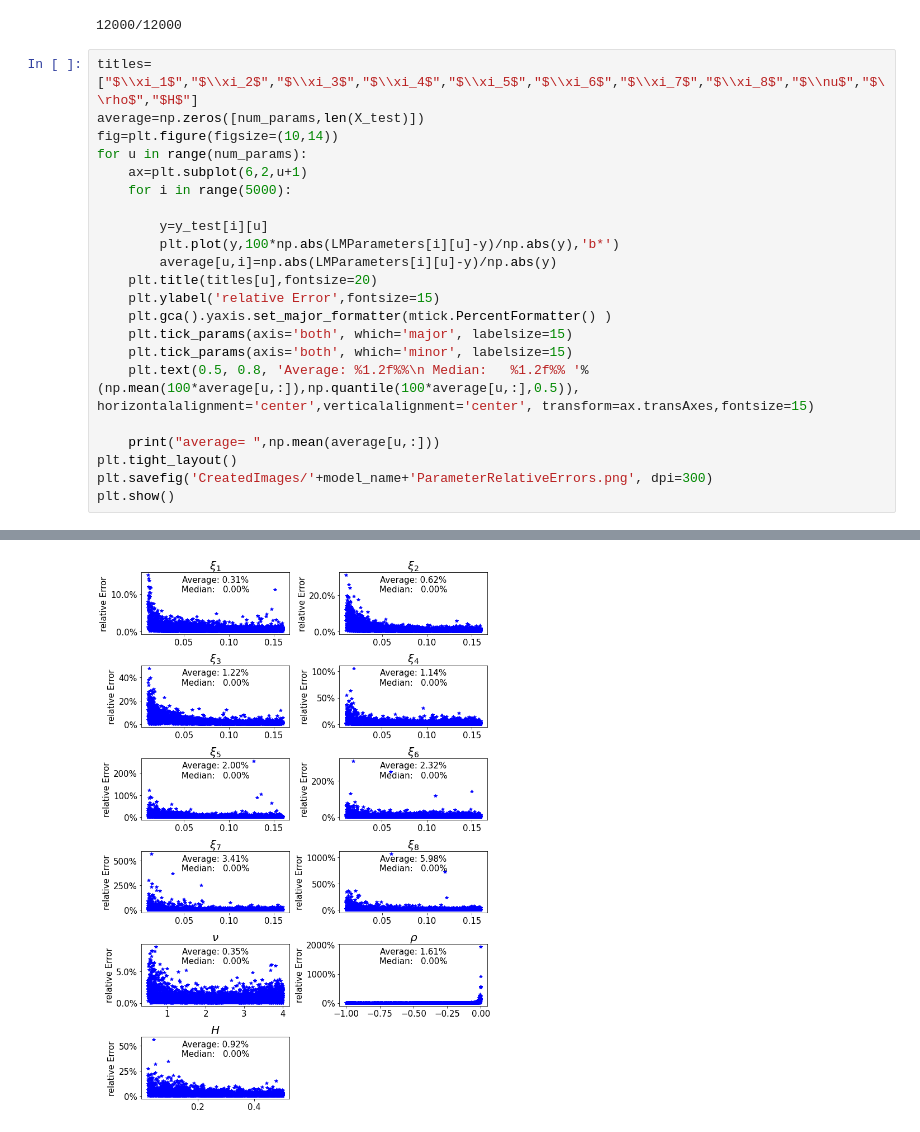
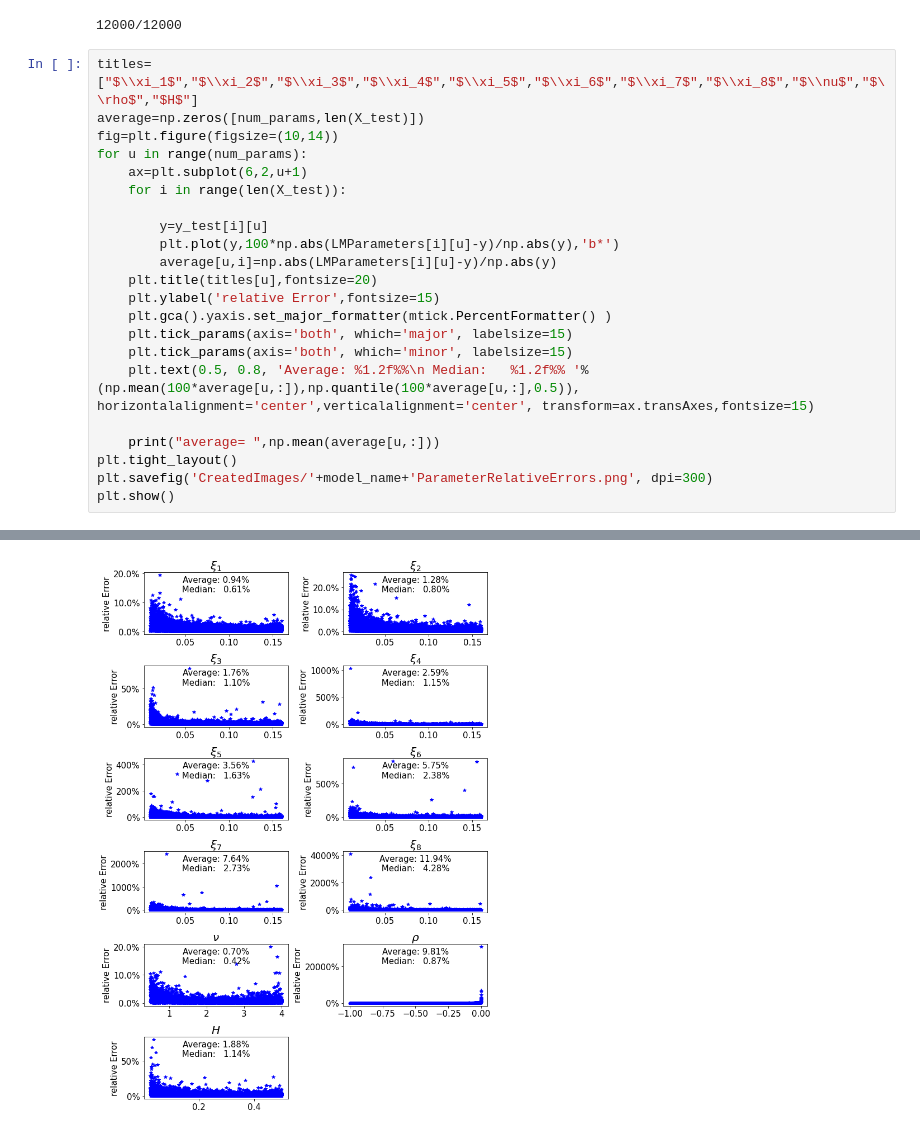
Before and after one commit to arielNacamulli/NNCalibration_Surface, a Jupyter notebook: NN Surface Calibration - rBergomi Piecewise.ipynb, the cells around one changed output, grey strips where cells are left out. Saved outputs shown, nothing was run; the diff lists cells and outputs as text.

```diff
--- a/NN Surface Calibration - rBergomi Piecewise.ipynb
+++ b/NN Surface Calibration - rBergomi Piecewise.ipynb
@@ -507,7 +494,7 @@ average=np.zeros([num_params,len(X_test)])
 fig=plt.figure(figsize=(10,14))
 for u in range(num_params):
     ax=plt.subplot(6,2,u+1)
-    for i in range(5000):
+    for i in range(len(X_test)):
 
         y=y_test[i][u]
         plt.plot(y,100*np.abs(LMParameters[i][u]-y)/np.abs(y),'b*')
@@ -538 +525 @@ average=  0.009247194554611196
-[figure, old version]
+[figure, new version]
```
Also changed, not shown: parts of 11 cells of this notebook, 35 other files.
